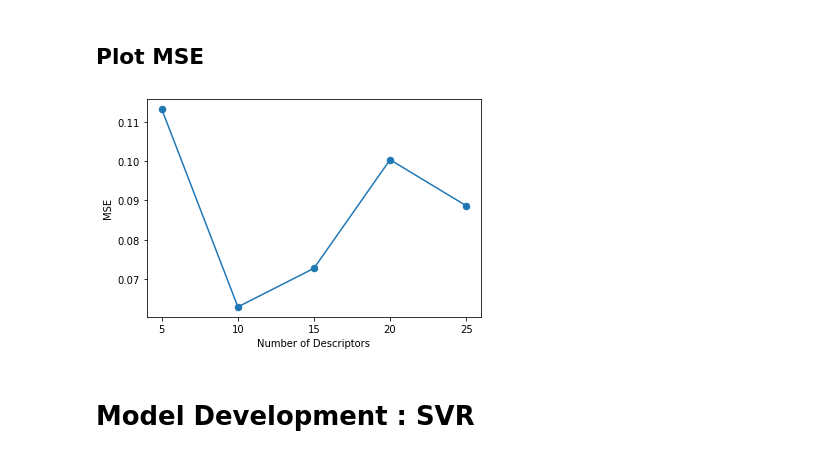
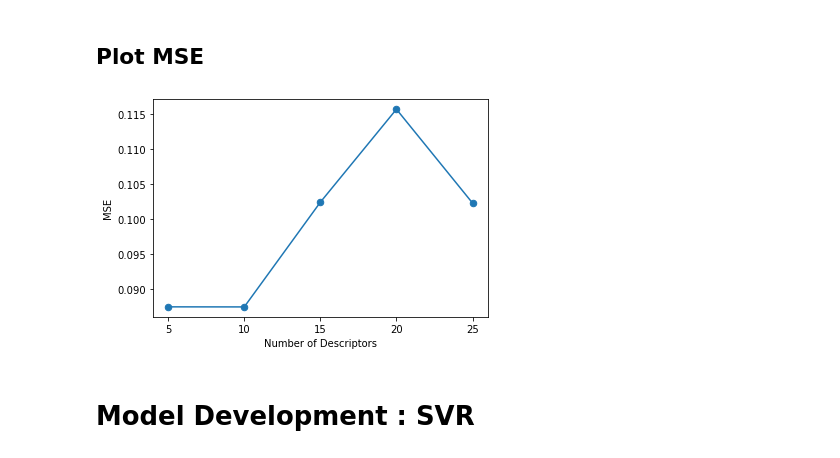
Before and after one commit to mfrizqi/FINAL_TA, a Jupyter notebook: all_united.ipynb, the cells around one changed output. Saved outputs shown, nothing was run; the diff lists cells and outputs as text; code cells hidden in the pictures.

```diff
--- a/all_united.ipynb
+++ b/all_united.ipynb
@@ -212,41 +235,41 @@ for k in tqdm(range(5)):
     for i in df_SA_sort.iloc[0,1]:
         bestDescriptor.append(descName[i])
 
-    df_SA.to_pickle(f"./p/0006_n1/raw_0006_{combos[k]}.pkl")
-    joblib.dump(bestDescriptor, f"./p/0006_n1/best_0006_{combos[k]}.pkl")
+    df_SA.to_pickle(f"./p/06_neue/raw_{combos[k]}.pkl")
+    joblib.dump(bestDescriptor, f"./p/06_neue/best_{combos[k]}.pkl")
 # %% [markdown]
 ## Plot MSE
 # %%
 # MSE Plot
 bd_list = []
-bd_5 = joblib.load('./p/0005_n1/raw_0005_5.pkl')
-bd_10 = joblib.load('./p/0005_n1/raw_0005_10.pkl')
-bd_15 = joblib.load('./p/0005_n1/raw_0005_15.pkl')
-bd_20 = joblib.load('./p/0005_n1/raw_0005_20.pkl')
-bd_25 = joblib.load('./p/0005_n1/raw_0005_25.pkl')
+bd_5 = joblib.load('./p/05_neue/raw_5.pkl')
+bd_10 = joblib.load('./p/05_neue/raw_10.pkl')
+bd_15 = joblib.load('./p/05_neue/raw_15.pkl')
+bd_20 = joblib.load('./p/05_neue/raw_20.pkl')
+bd_25 = joblib.load('./p/05_neue/raw_25.pkl')
 bd_list.extend([bd_5,bd_10,bd_15,bd_20,bd_25])
 
 list_MSE = []
 df_mse = pd.DataFrame(columns=['desc','mse'])
 x = [5,10,15,20,25]
 
 for i in tqdm(range(len(bd_list))):
     bd_list[i].sort_values('MSE', inplace = True)
     list_MSE.append(bd_list[i].iloc[0,0])
 
 
 df_mse['desc'] = [5,10,15,20,25]
 df_mse['mse'] = list_MSE
 
 fig, ax = plt.subplots()  # Create a figure and an axes.
 ax.set_xticks(x)
 
 plt.plot(x, df_mse['mse'], marker='.' ,markersize=13)
 plt.xlabel('Number of Descriptors')
 plt.ylabel('MSE')
 plt.show()
 # %% [output]
-[figure, old version]
+[figure, new version]
 # %% [markdown]
 # Model Development : SVR
 # %% [markdown]
```
Also changed, not shown: parts of 39 cells of this notebook, 33 other files.
